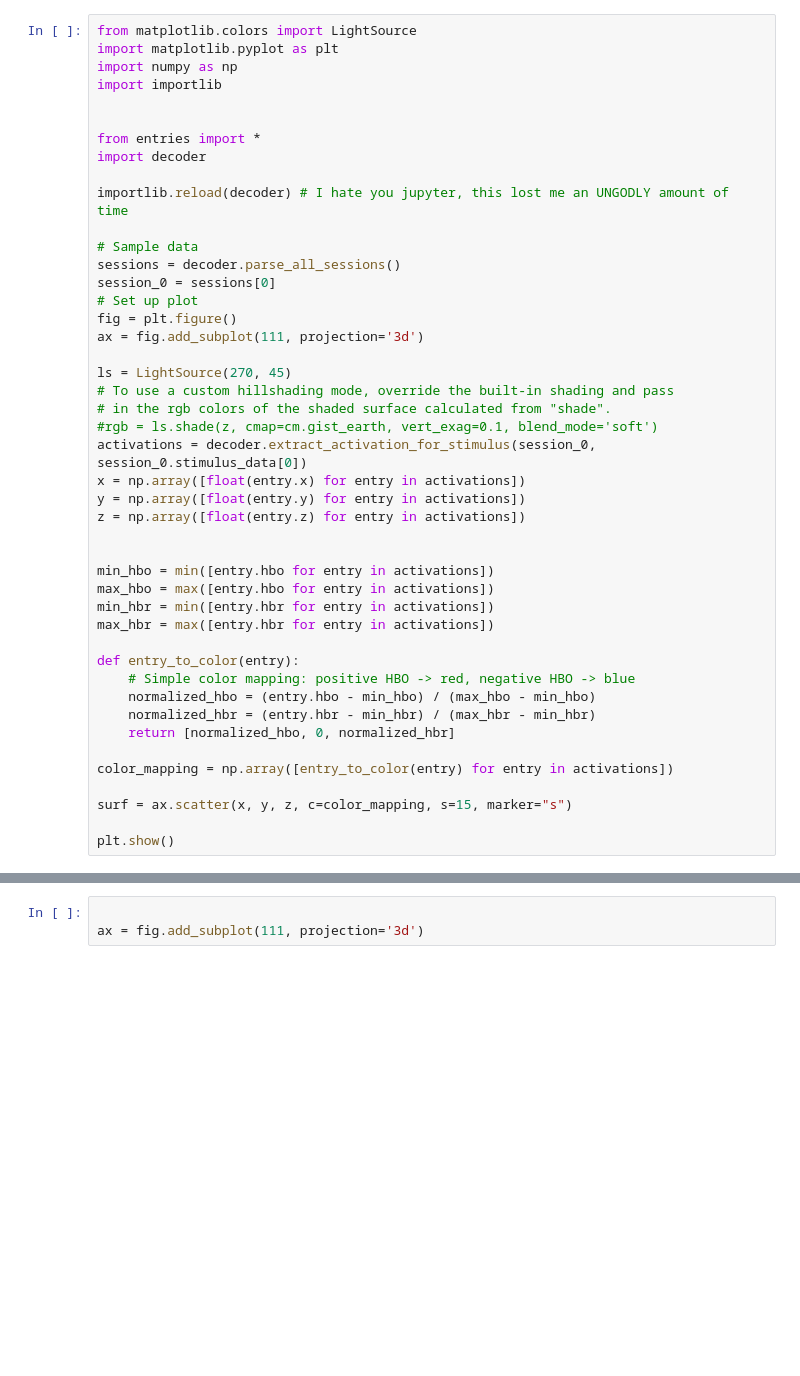
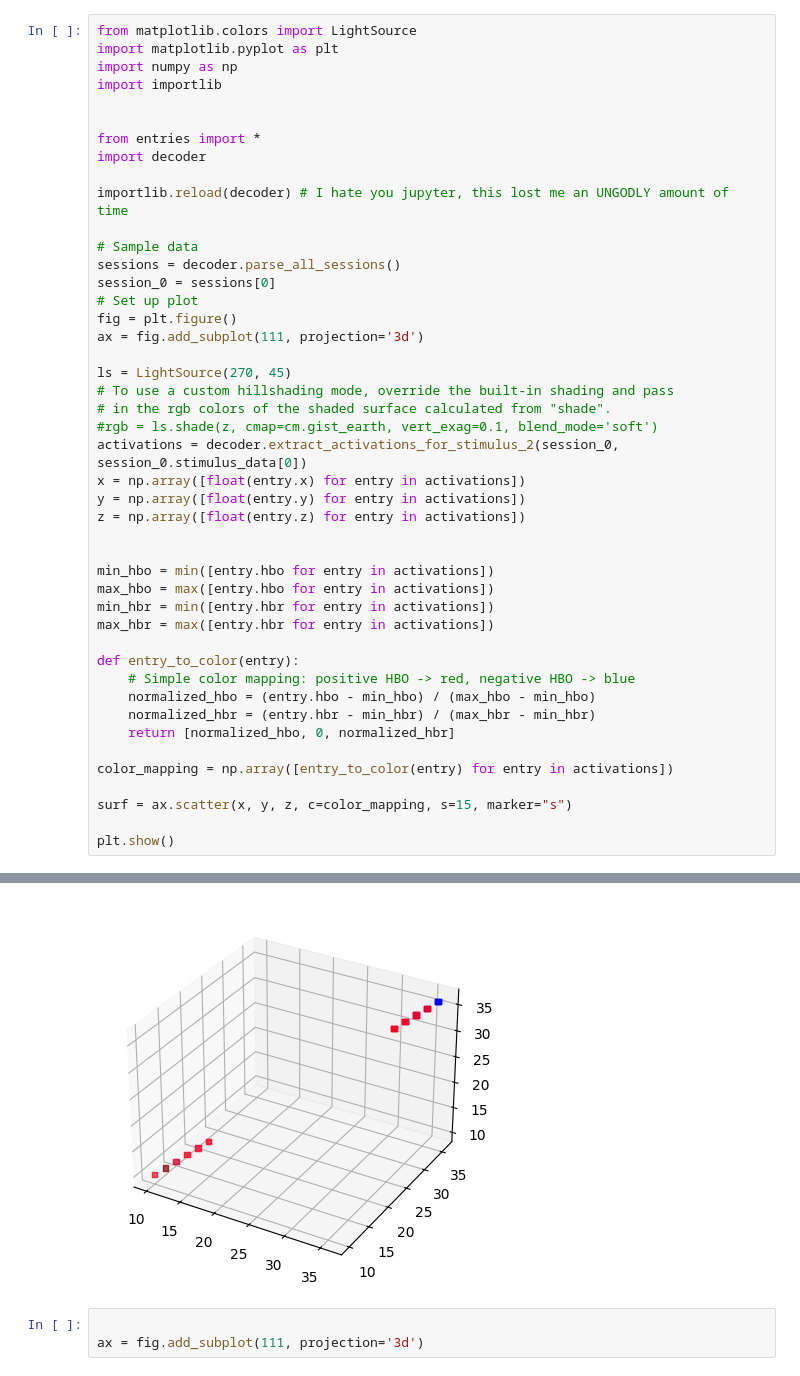
Before and after one commit to nikoladimitroff/brain-decoder, a Jupyter notebook: src/notebook.ipynb, the cells around one changed output, grey strips where cells are left out. Cells and saved outputs as stored; diff of their text form; blank space fills up the shorter version.

Commit message:
Fixed extraction by using a smarter setup from numpy.

```diff
--- a/src/notebook.ipynb
+++ b/src/notebook.ipynb
@@ -21,7 +21,7 @@ ls = LightSource(270, 45)
 # To use a custom hillshading mode, override the built-in shading and pass
 # in the rgb colors of the shaded surface calculated from "shade".
 #rgb = ls.shade(z, cmap=cm.gist_earth, vert_exag=0.1, blend_mode='soft')
-activations = decoder.extract_activation_for_stimulus(session_0, session_0.stimulus_data[0])
+activations = decoder.extract_activations_for_stimulus_2(session_0, session_0.stimulus_data[0])
 x = np.array([float(entry.x) for entry in activations])
 y = np.array([float(entry.y) for entry in activations])
 z = np.array([float(entry.z) for entry in activations])
@@ -49,4 +47,5 @@ plt.show()
 Loading cached data from 0_science.json
+[figure, added]
 # %%
 
 ax = fig.add_subplot(111, projection='3d')
```
Also changed, not shown: parts of 1 cell of this notebook, 4 other files.
